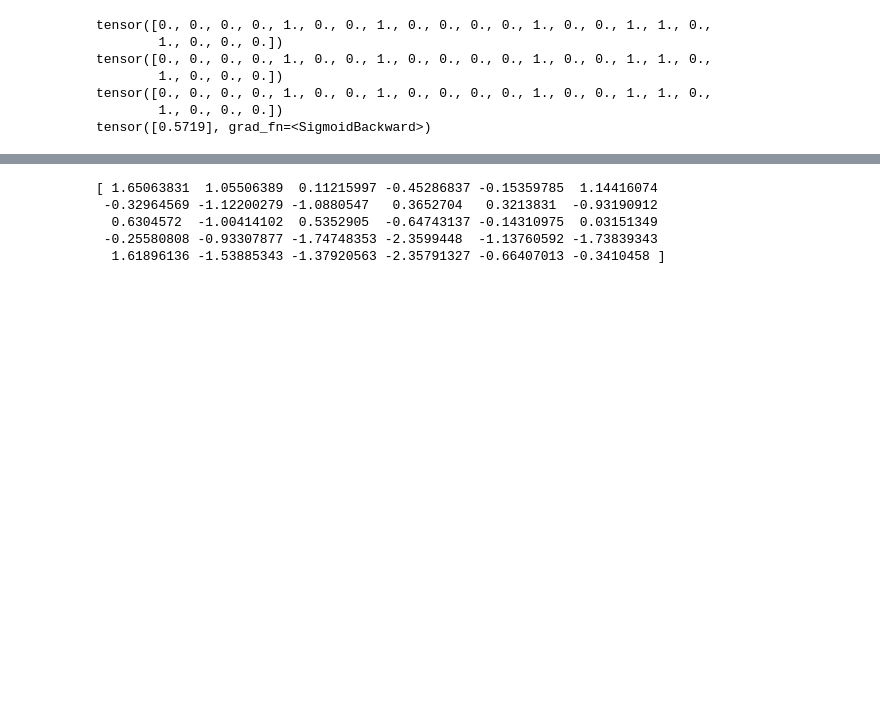
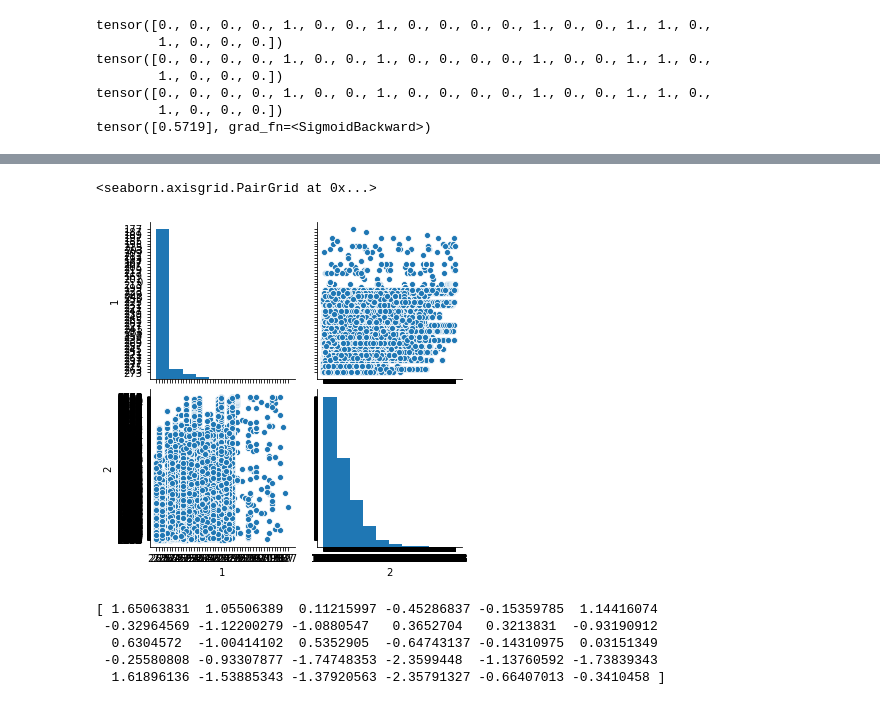
Before and after one commit to mshaio/Cyber, a Jupyter notebook: MicrosoftMalwarePredictionData/PC Virus Infection NN.ipynb, the cells around one changed output, grey strips where cells are left out. Cells and saved outputs as stored; diff of their text form; code cells hidden in the pictures; blank space fills up the shorter version.

```diff
--- a/MicrosoftMalwarePredictionData/PC Virus Infection NN.ipynb
+++ b/MicrosoftMalwarePredictionData/PC Virus Infection NN.ipynb
@@ -286,0 +357,12 @@ AvSigVersion_1.index[AvSigVersion_1 == "2&#x17;3"].tolist()
+# %%
+"""
+Let's look at the data distribution between part 1 and 2 of the antivirus version number
+"""
+AvSigVersion_1_2 = pd.concat([AvSigVersion_1, AvSigVersion_2], axis=1)
+AvSigVersion_1_2
+# sns.jointplot(x=1, y=2, data=AvSigVersion_1_2, kind="kde")
+
+sns.pairplot(AvSigVersion_1_2)
+# %% [output]
+<seaborn.axisgrid.PairGrid at 0x...>
+[figure, added]
```
Also changed, not shown: parts of 13 cells of this notebook.
